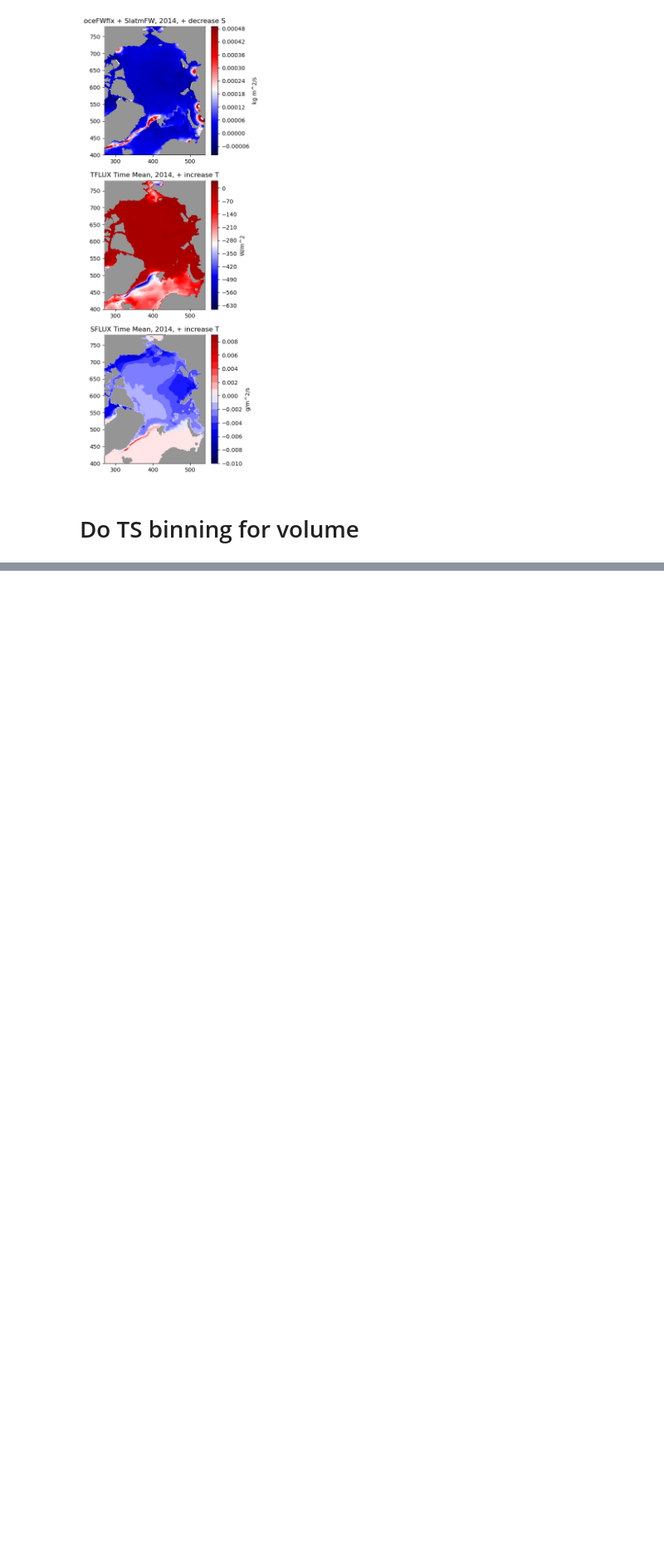
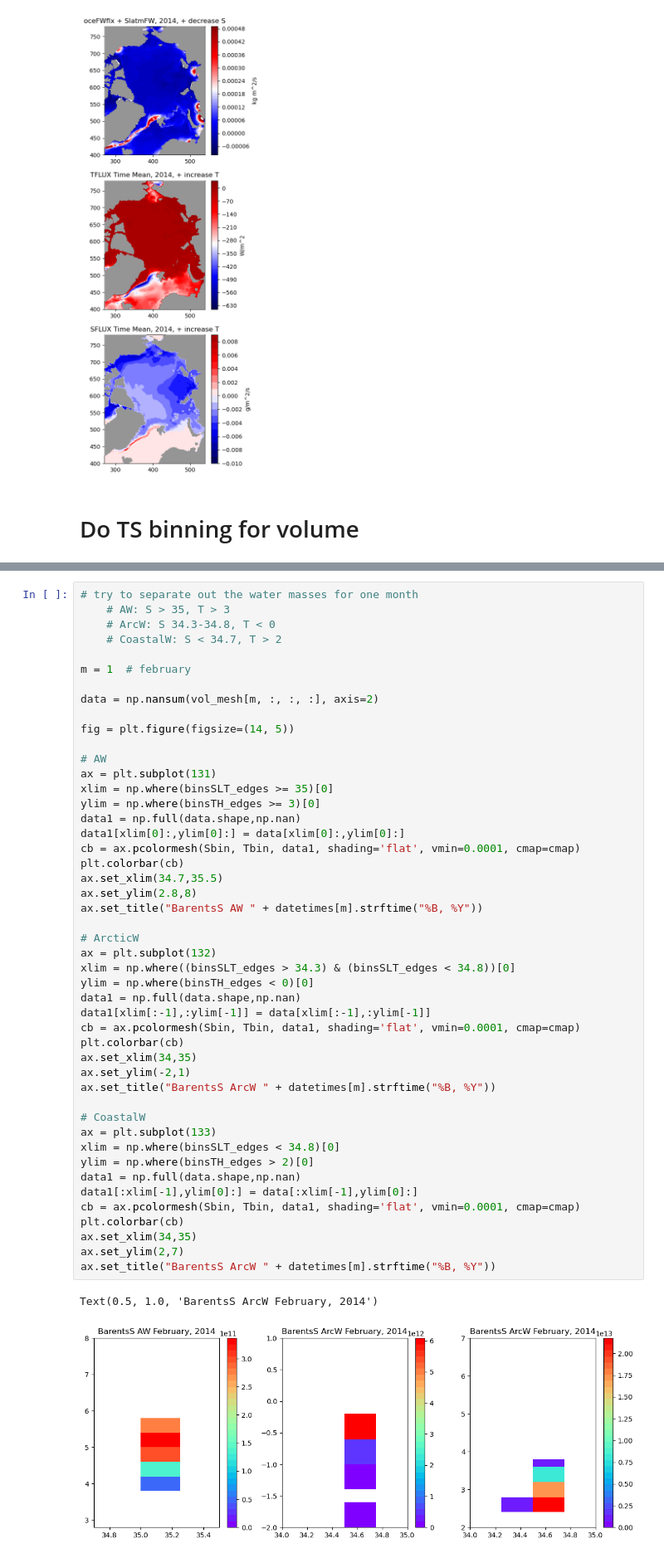
Before and after one commit to margaretmurakami/crios_backups, a Jupyter notebook: ASTE_270/Pemberton/VolumeExchangeDemo.ipynb, the cells around one changed output, grey strips where cells are left out. Shown at 83% size. Drawn from its saved outputs; the diff is of its cells as text; blank space fills up the shorter version.

```diff
--- a/ASTE_270/Pemberton/VolumeExchangeDemo.ipynb
+++ b/ASTE_270/Pemberton/VolumeExchangeDemo.ipynb
@@ -785 +908,51 @@ plt.savefig(path + "pemberton_fig5_2014.png",dpi=300)
+# %%
+# try to separate out the water masses for one month
+    # AW: S > 35, T > 3
+    # ArcW: S 34.3-34.8, T < 0
+    # CoastalW: S < 34.7, T > 2
+
+m = 1  # february
+
+data = np.nansum(vol_mesh[m, :, :, :], axis=2)
+
+fig = plt.figure(figsize=(14, 5))
+
+# AW
+ax = plt.subplot(131)
+xlim = np.where(binsSLT_edges >= 35)[0]
+ylim = np.where(binsTH_edges >= 3)[0]
+data1 = np.full(data.shape,np.nan)
+data1[xlim[0]:,ylim[0]:] = data[xlim[0]:,ylim[0]:]
+cb = ax.pcolormesh(Sbin, Tbin, data1, shading='flat', vmin=0.0001, cmap=cmap)
+plt.colorbar(cb)
+ax.set_xlim(34.7,35.5)
+ax.set_ylim(2.8,8)
+ax.set_title("BarentsS AW " + datetimes[m].strftime("%B, %Y"))
+
+# ArcticW
+ax = plt.subplot(132)
+xlim = np.where((binsSLT_edges > 34.3) & (binsSLT_edges < 34.8))[0]
+ylim = np.where(binsTH_edges < 0)[0]
+data1 = np.full(data.shape,np.nan)
+data1[xlim[:-1],:ylim[-1]] = data[xlim[:-1],:ylim[-1]]
+cb = ax.pcolormesh(Sbin, Tbin, data1, shading='flat', vmin=0.0001, cmap=cmap)
+plt.colorbar(cb)
+ax.set_xlim(34,35)
+ax.set_ylim(-2,1)
+ax.set_title("BarentsS ArcW " + datetimes[m].strftime("%B, %Y"))
+
+# CoastalW
+ax = plt.subplot(133)
+xlim = np.where(binsSLT_edges < 34.8)[0]
+ylim = np.where(binsTH_edges > 2)[0]
+data1 = np.full(data.shape,np.nan)
+data1[:xlim[-1],ylim[0]:] = data[:xlim[-1],ylim[0]:]
+cb = ax.pcolormesh(Sbin, Tbin, data1, shading='flat', vmin=0.0001, cmap=cmap)
+plt.colorbar(cb)
+ax.set_xlim(34,35)
+ax.set_ylim(2,7)
+ax.set_title("BarentsS ArcW " + datetimes[m].strftime("%B, %Y"))
+# %% [output]
+Text(0.5, 1.0, 'BarentsS ArcW February, 2014')
+[figure, added]
 # %% [markdown]
```
Also changed, not shown: parts of 9 cells of this notebook, 1 other file.
